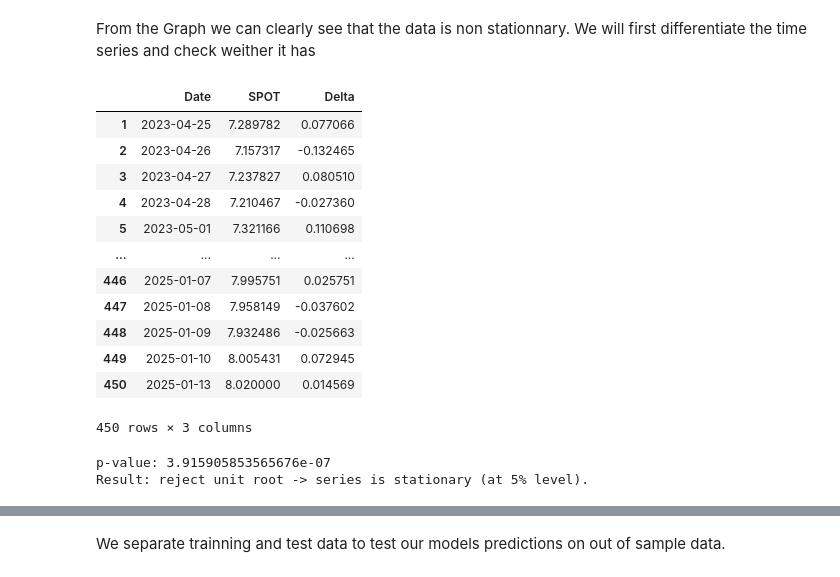
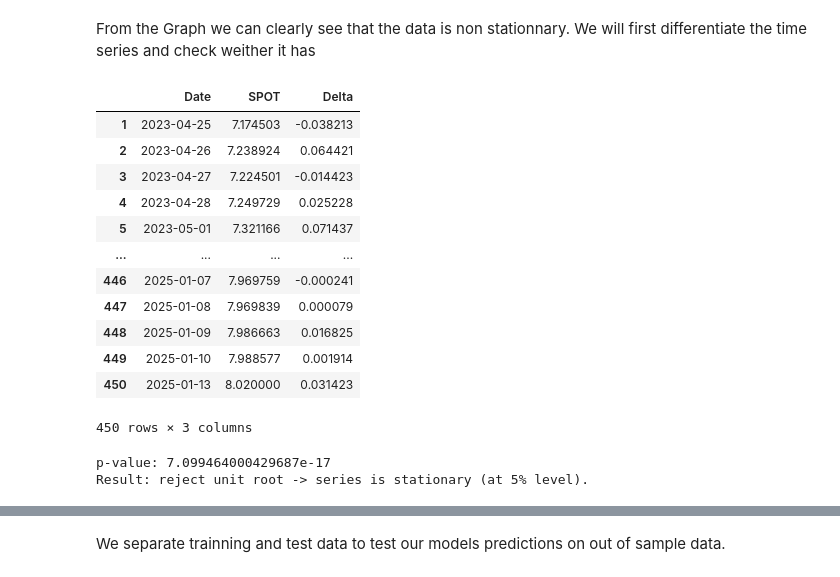
Before and after one commit to R4nd0mnam3/Time_series_Prediction, a Jupyter notebook: main.ipynb, the cells around one changed output, grey strips where cells are left out. Cells and saved outputs as stored; diff of their text form; code cells hidden in the pictures.

```diff
--- a/main.ipynb
+++ b/main.ipynb
@@ -96,3 +99,6 @@ augmented_precarity_df
+# %%
+classic_df = pd.read_csv("selected_augmented_classic_df.csv")
+precarity_df = pd.read_csv("selected_augmented_precarity_df.csv")
 # %%
 plt.figure()
 
@@ -115,23 +121,22 @@ plt.show()
 # %% [markdown]
 From the Graph we can clearly see that the data is non stationnary. We will first differentiate the time series and check weither it has
 # %%
-classic_df = augmented_classic_df.copy()
 classic_df["Delta"] = classic_df["SPOT"] - classic_df["SPOT"].shift(1)
 classic_df.dropna(inplace = True)
 classic_df
 # %% [output]
 |  | Date | SPOT | Delta |
-| 1 | 2023-04-25 | 7.289782 | 0.077066 |
-| 2 | 2023-04-26 | 7.157317 | -0.132465 |
-| 3 | 2023-04-27 | 7.237827 | 0.080510 |
-| 4 | 2023-04-28 | 7.210467 | -0.027360 |
-| 5 | 2023-05-01 | 7.321166 | 0.110698 |
+| 1 | 2023-04-25 | 7.174503 | -0.038213 |
+| 2 | 2023-04-26 | 7.238924 | 0.064421 |
+| 3 | 2023-04-27 | 7.224501 | -0.014423 |
+| 4 | 2023-04-28 | 7.249729 | 0.025228 |
+| 5 | 2023-05-01 | 7.321166 | 0.071437 |
 | ... | ... | ... | ... |
-| 446 | 2025-01-07 | 7.995751 | 0.025751 |
-| 447 | 2025-01-08 | 7.958149 | -0.037602 |
-| 448 | 2025-01-09 | 7.932486 | -0.025663 |
-| 449 | 2025-01-10 | 8.005431 | 0.072945 |
-| 450 | 2025-01-13 | 8.020000 | 0.014569 |
+| 446 | 2025-01-07 | 7.969759 | -0.000241 |
+| 447 | 2025-01-08 | 7.969839 | 0.000079 |
+| 448 | 2025-01-09 | 7.986663 | 0.016825 |
+| 449 | 2025-01-10 | 7.988577 | 0.001914 |
+| 450 | 2025-01-13 | 8.020000 | 0.031423 |
 450 rows × 3 columns
 # %%
 result = adfuller(classic_df["Delta"], regression='c', autolag='AIC')
@@ -145,5 +150,5 @@ if pvalue < 0.05:
 else:
     print("Result: fail to reject unit root -> series is non-stationary.")
 # %% [output]
-p-value: 3.915905853565676e-07
+p-value: 7.099464000429687e-17
 Result: reject unit root -> series is stationary (at 5% level).
```
Also changed, not shown: parts of 17 cells of this notebook, 4 other files.
